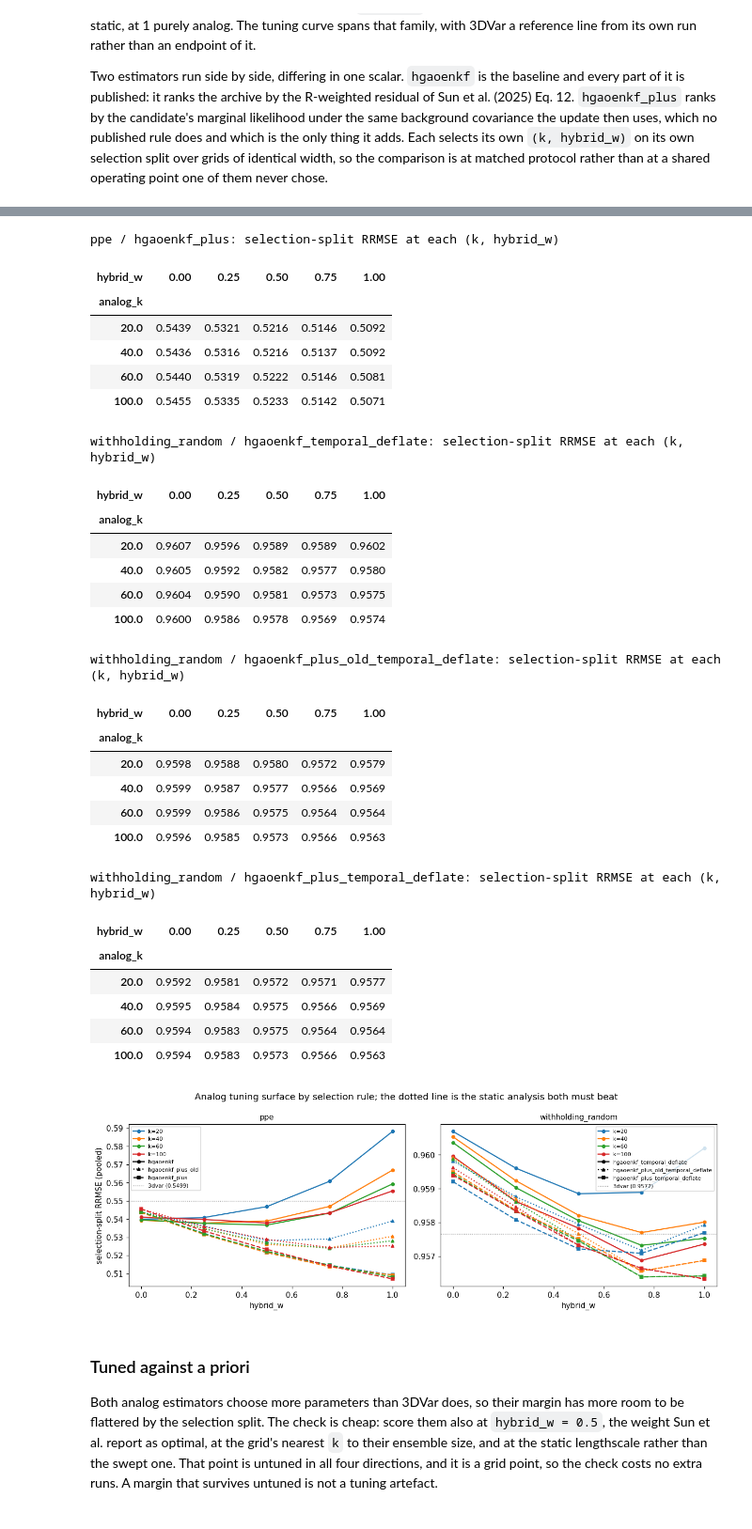
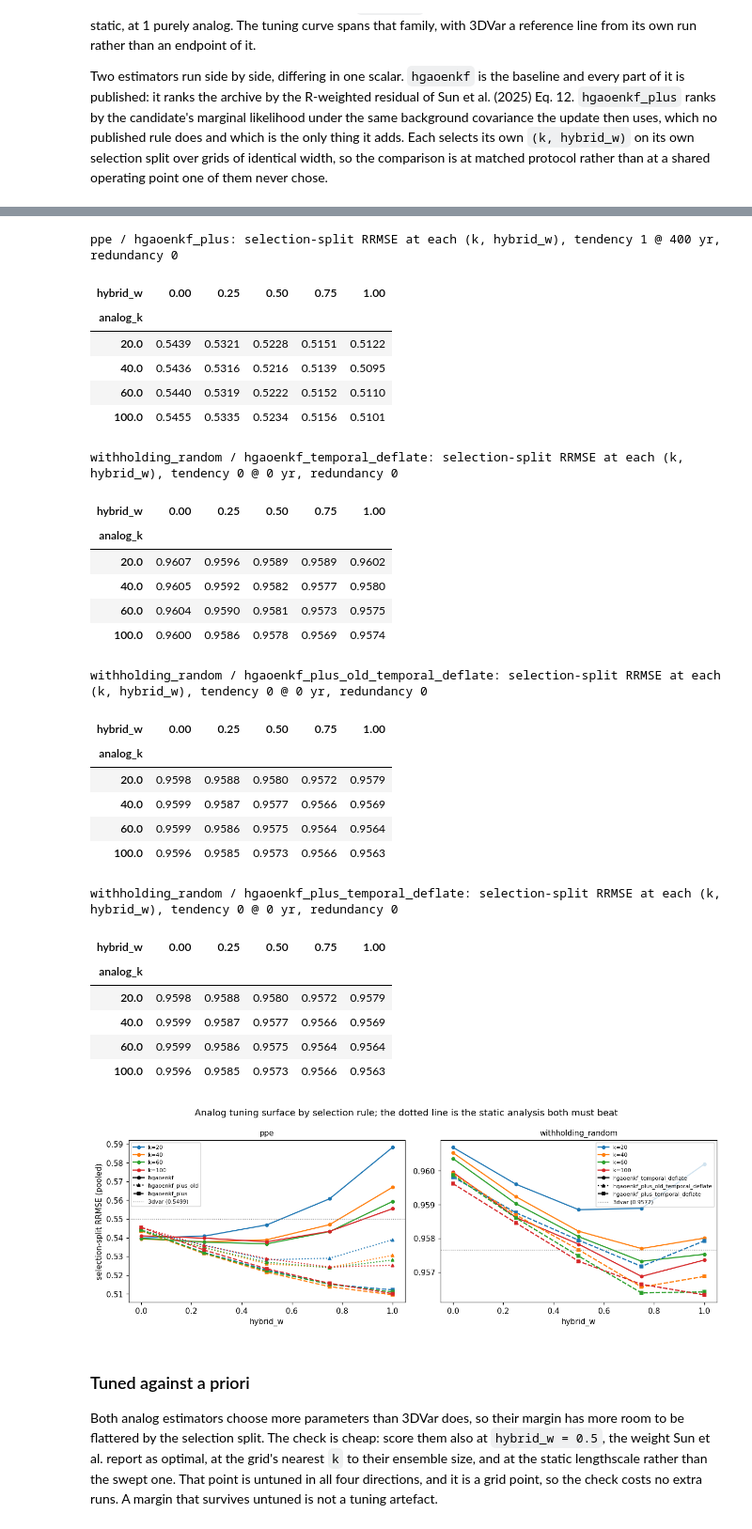
Before and after one commit to evgeni-g-georgiev/sparse_paleoclimate_field_reconstruction, a Jupyter notebook: notebooks/09_da_comparison.ipynb, the cells around one changed output, grey strips where cells are left out. Shown at 94% size. Cells and saved outputs as stored; diff of their text form; code cells hidden in the pictures.

Commit message:
fix(notebooks): match the whole analog config in 09

```diff
--- a/notebooks/09_da_comparison.ipynb
+++ b/notebooks/09_da_comparison.ipynb
@@ -777,9 +777,24 @@ grids of identical width, so the comparison is at matched protocol rather than a
 operating point one of them never chose.
 # %%
 def analog_surface(lane, method):
-    """Selection-split RRMSE at each (k, hybrid_w), minimised over b_scale."""
+    """Selection-split RRMSE at each (k, hybrid_w), minimised over b_scale.
+
+    Held at the estimator's own selected extension terms, so ``hybrid_w`` is the only axis
+    that moves along a curve. Minimising over the term states as well would make the curve
+    of an estimator that carries them an envelope over several configurations while the
+    curves beside it stay single ones, and those are not the same quantity to read off one
+    picture. An estimator that carries no term has them at zero, so the hold is a no-op
+    there and the three rules go through the same code.
+    """
     sub = M[(M.lane == lane) & (M.method == method) & (M.split == "selection")
             & (M.channel == "pooled") & (M.do_event == "all") & (M.metric == "rrmse")]
+    if sub.empty:
+        return None
+    cfg = best[(split_method(method)[0], lane)]
+    keep = np.ones(len(sub), bool)
+    for col in ex.TERM_KEYS:
+        keep = keep & np.isclose(sub[col].to_numpy(dtype=float), float(cfg[col]))
+    sub = sub[keep]
     if sub.empty:
         return None
     return sub.groupby(["analog_k", "hybrid_w"])["value"].min().unstack()
@@ -812,7 +827,10 @@ for ax, panel in zip(axes[0], ANALOG_PANELS):
         surf = analog_surface(lane, method)
         if surf is None:
             continue
-        print(f"{lane} / {method}: selection-split RRMSE at each (k, hybrid_w)")
+        _cfg = best[(split_method(method)[0], lane)]
+        print(f"{lane} / {method}: selection-split RRMSE at each (k, hybrid_w), "
+              f"tendency {_cfg['tendency_theta']:g} @ {_cfg['tendency_lag_yr']:.0f} yr, "
+              f"redundancy {_cfg['redundancy_theta']:g}")
         display(surf.round(4))
         ls, mk = RULE_STYLE[split_method(method)[0]]
         for ki, (k, row) in enumerate(surf.iterrows()):
@@ -840,38 +858,38 @@ ppe / hgaoenkf_plus_old: selection-split RRMSE at each (k, hybrid_w)
 | hybrid_w | 0.00 | 0.25 | 0.50 | 0.75 | 1.00 |
 | analog_k |  |  |  |  |  |
 | 20.0 | 0.5439 | 0.5361 | 0.5282 | 0.5290 | 0.5389 |
 | 40.0 | 0.5436 | 0.5348 | 0.5260 | 0.5242 | 0.5306 |
 | 60.0 | 0.5440 | 0.5347 | 0.5269 | 0.5240 | 0.5281 |
 | 100.0 | 0.5455 | 0.5358 | 0.5288 | 0.5243 | 0.5253 |
-ppe / hgaoenkf_plus: selection-split RRMSE at each (k, hybrid_w)
+ppe / hgaoenkf_plus: selection-split RRMSE at each (k, hybrid_w), tendency 1 @ 400 yr, redundancy 0
 | hybrid_w | 0.00 | 0.25 | 0.50 | 0.75 | 1.00 |
 | analog_k |  |  |  |  |  |
-| 20.0 | 0.5439 | 0.5321 | 0.5216 | 0.5146 | 0.5092 |
-| 40.0 | 0.5436 | 0.5316 | 0.5216 | 0.5137 | 0.5092 |
-| 60.0 | 0.5440 | 0.5319 | 0.5222 | 0.5146 | 0.5081 |
-| 100.0 | 0.5455 | 0.5335 | 0.5233 | 0.5142 | 0.5071 |
+| 20.0 | 0.5439 | 0.5321 | 0.5228 | 0.5151 | 0.5122 |
+| 40.0 | 0.5436 | 0.5316 | 0.5216 | 0.5139 | 0.5095 |
+| 60.0 | 0.5440 | 0.5319 | 0.5222 | 0.5152 | 0.5110 |
+| 100.0 | 0.5455 | 0.5335 | 0.5234 | 0.5156 | 0.5101 |
-withholding_random / hgaoenkf_temporal_deflate: selection-split RRMSE at each (k, hybrid_w)
+withholding_random / hgaoenkf_temporal_deflate: selection-split RRMSE at each (k, hybrid_w), tendency 0 @ 0 yr, redundancy 0
 | hybrid_w | 0.00 | 0.25 | 0.50 | 0.75 | 1.00 |
 | analog_k |  |  |  |  |  |
 | 20.0 | 0.9607 | 0.9596 | 0.9589 | 0.9589 | 0.9602 |
 | 40.0 | 0.9605 | 0.9592 | 0.9582 | 0.9577 | 0.9580 |
 | 60.0 | 0.9604 | 0.9590 | 0.9581 | 0.9573 | 0.9575 |
 | 100.0 | 0.9600 | 0.9586 | 0.9578 | 0.9569 | 0.9574 |
-withholding_random / hgaoenkf_plus_old_temporal_deflate: selection-split RRMSE at each (k, hybrid_w)
+withholding_random / hgaoenkf_plus_old_temporal_deflate: selection-split RRMSE at each (k, hybrid_w), tendency 0 @ 0 yr, redundancy 0
 | hybrid_w | 0.00 | 0.25 | 0.50 | 0.75 | 1.00 |
 | analog_k |  |  |  |  |  |
 | 20.0 | 0.9598 | 0.9588 | 0.9580 | 0.9572 | 0.9579 |
 | 40.0 | 0.9599 | 0.9587 | 0.9577 | 0.9566 | 0.9569 |
 | 60.0 | 0.9599 | 0.9586 | 0.9575 | 0.9564 | 0.9564 |
 | 100.0 | 0.9596 | 0.9585 | 0.9573 | 0.9566 | 0.9563 |
-withholding_random / hgaoenkf_plus_temporal_deflate: selection-split RRMSE at each (k, hybrid_w)
+withholding_random / hgaoenkf_plus_temporal_deflate: selection-split RRMSE at each (k, hybrid_w), tendency 0 @ 0 yr, redundancy 0
 | hybrid_w | 0.00 | 0.25 | 0.50 | 0.75 | 1.00 |
 | analog_k |  |  |  |  |  |
-| 20.0 | 0.9592 | 0.9581 | 0.9572 | 0.9571 | 0.9577 |
-| 40.0 | 0.9595 | 0.9584 | 0.9575 | 0.9566 | 0.9569 |
-| 60.0 | 0.9594 | 0.9583 | 0.9575 | 0.9564 | 0.9564 |
-| 100.0 | 0.9594 | 0.9583 | 0.9573 | 0.9566 | 0.9563 |
+| 20.0 | 0.9598 | 0.9588 | 0.9580 | 0.9572 | 0.9579 |
+| 40.0 | 0.9599 | 0.9587 | 0.9577 | 0.9566 | 0.9569 |
+| 60.0 | 0.9599 | 0.9586 | 0.9575 | 0.9564 | 0.9564 |
+| 100.0 | 0.9596 | 0.9585 | 0.9573 | 0.9566 | 0.9563 |
-[figure, old version]
+[figure, new version]
 # %% [markdown]
 ### Tuned against a priori
 
```
Also changed, not shown: parts of 18 cells of this notebook.
